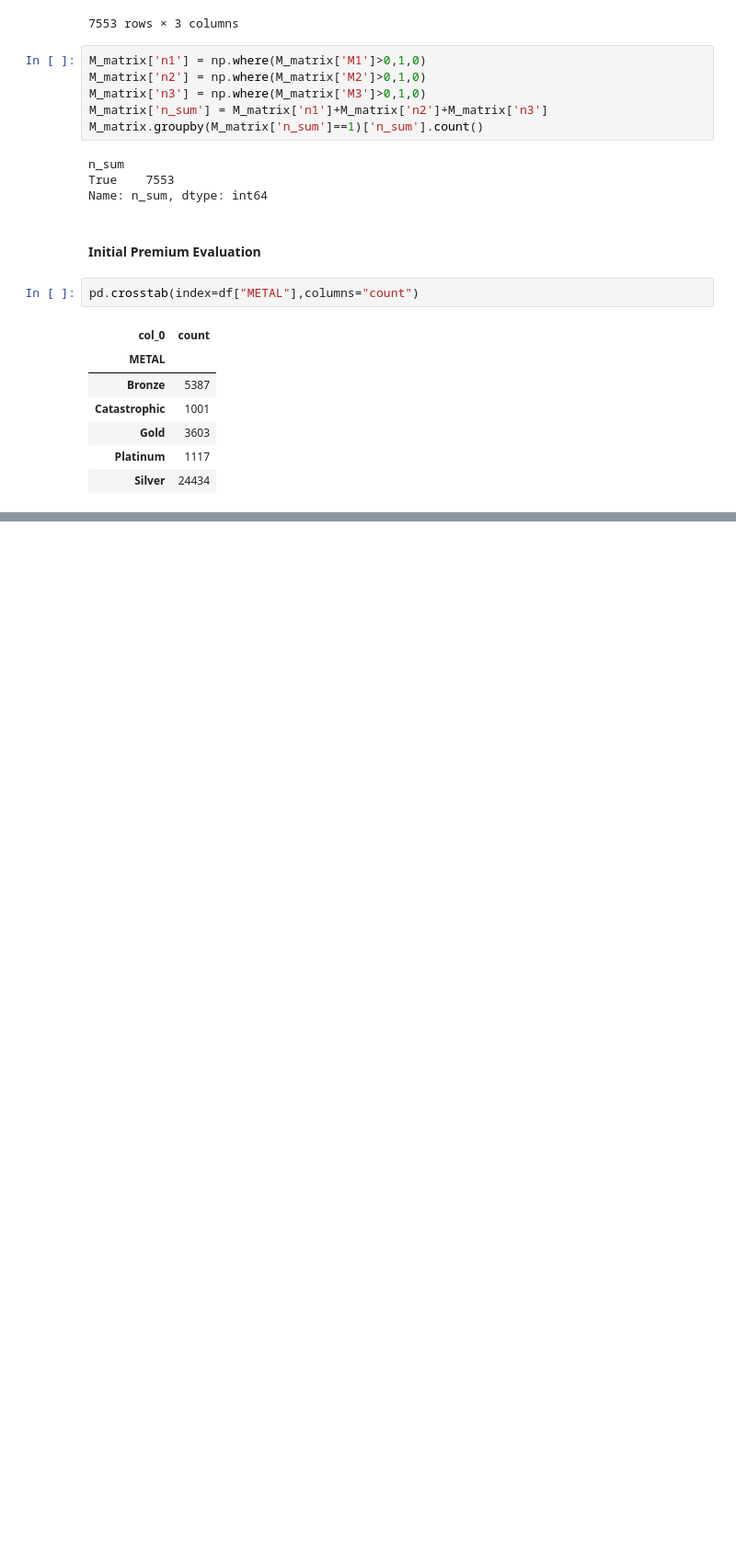
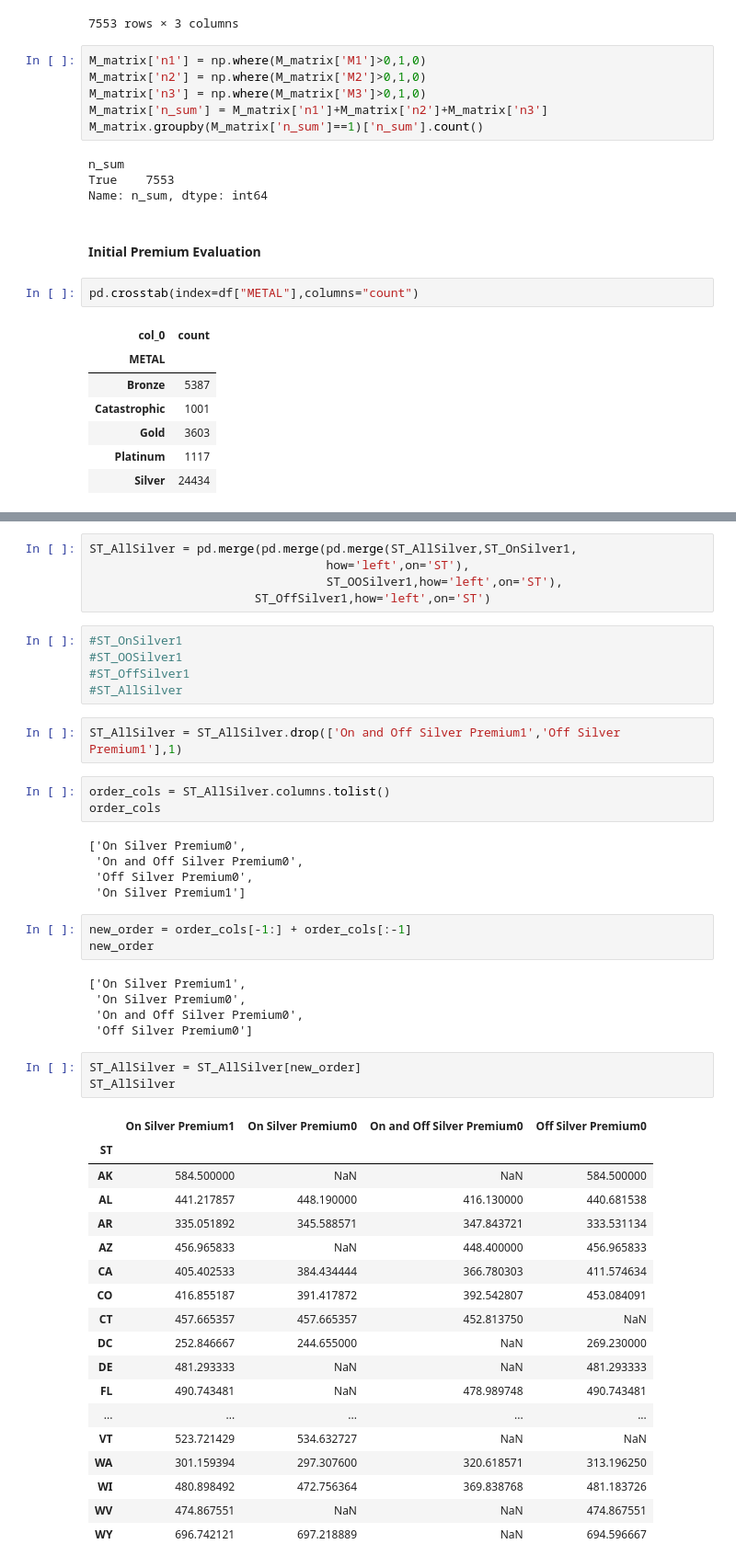
Before and after one commit to robin-wang/RWJFPlans, a Jupyter notebook: RWJF Plans Procesing.ipynb, the cells around one changed output, grey strips where cells are left out. Shown: that part at 92% size. Drawn from its saved outputs; the diff is of its cells as text; blank space fills up the shorter version.

```diff
--- a/RWJF Plans Procesing.ipynb
+++ b/RWJF Plans Procesing.ipynb
@@ -681,0 +701,50 @@ ST_OffSilver0.columns = ['State','Off Marketplace Silver Premium']
+# %%
+ST_AllSilver = pd.merge(pd.merge(pd.merge(ST_AllSilver,ST_OnSilver1,
+                                 how='left',on='ST'),
+                                 ST_OOSilver1,how='left',on='ST'),
+                       ST_OffSilver1,how='left',on='ST')
+# %%
+#ST_OnSilver1
+#ST_OOSilver1
+#ST_OffSilver1
+#ST_AllSilver
+# %%
+ST_AllSilver = ST_AllSilver.drop(['On and Off Silver Premium1','Off Silver Premium1'],1)
+# %%
+order_cols = ST_AllSilver.columns.tolist()
+order_cols
+# %% [output]
+['On Silver Premium0',
+ 'On and Off Silver Premium0',
+ 'Off Silver Premium0',
+ 'On Silver Premium1']
+# %%
+new_order = order_cols[-1:] + order_cols[:-1]
+new_order
+# %% [output]
+['On Silver Premium1',
+ 'On Silver Premium0',
+ 'On and Off Silver Premium0',
+ 'Off Silver Premium0']
+# %%
+ST_AllSilver = ST_AllSilver[new_order]
+ST_AllSilver
+# %% [output]
+|  | On Silver Premium1 | On Silver Premium0 | On and Off Silver Premium0 | Off Silver Premium0 |
+| ST |  |  |  |  |
+| AK | 584.500000 | NaN | NaN | 584.500000 |
+| AL | 441.217857 | 448.190000 | 416.130000 | 440.681538 |
+| AR | 335.051892 | 345.588571 | 347.843721 | 333.531134 |
+| AZ | 456.965833 | NaN | 448.400000 | 456.965833 |
+| CA | 405.402533 | 384.434444 | 366.780303 | 411.574634 |
+| CO | 416.855187 | 391.417872 | 392.542807 | 453.084091 |
+| CT | 457.665357 | 457.665357 | 452.813750 | NaN |
+| DC | 252.846667 | 244.655000 | NaN | 269.230000 |
+| DE | 481.293333 | NaN | NaN | 481.293333 |
+| FL | 490.743481 | NaN | 478.989748 | 490.743481 |
+| ... | ... | ... | ... | ... |
+| VT | 523.721429 | 534.632727 | NaN | NaN |
+| WA | 301.159394 | 297.307600 | 320.618571 | 313.196250 |
+| WI | 480.898492 | 472.756364 | 369.838768 | 481.183726 |
+| WV | 474.867551 | NaN | NaN | 474.867551 |
+| WY | 696.742121 | 697.218889 | NaN | 694.596667 |
```
Also changed, not shown: parts of 16 cells of this notebook.
